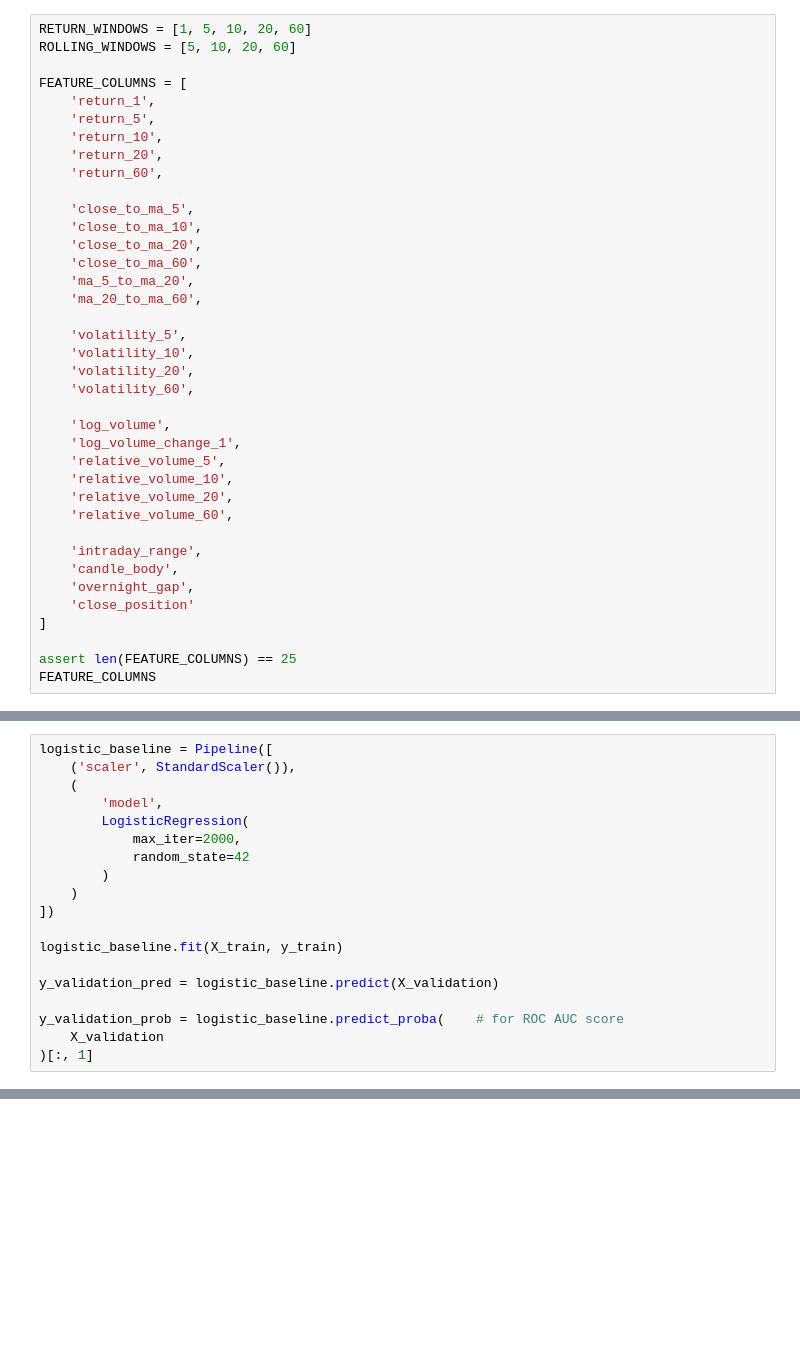
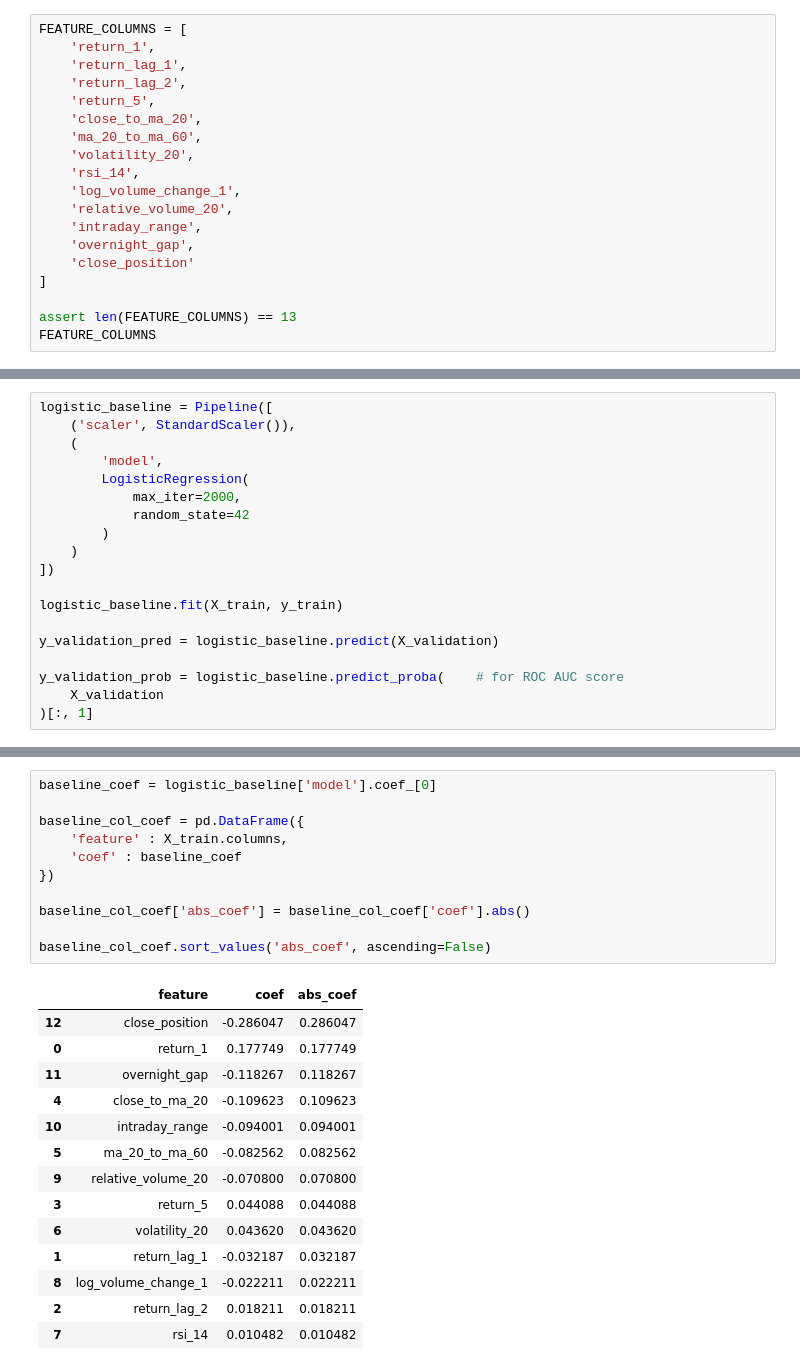
Before and after one commit to formerchild05/INT3234E_1, a Jupyter notebook: module/les3/asg/asignment3.ipynb, the cells around one changed output, grey strips where cells are left out. Drawn from its saved outputs; the diff is of its cells as text; blank space fills up the shorter version.

```diff
--- a/module/les3/asg/asignment3.ipynb
+++ b/module/les3/asg/asignment3.ipynb
@@ -300,42 +299,23 @@ Các horizon được chọn:
 
 Moving average và volatility có thể chứa observation ngày (t), vì bài toán giả định dự đoán được thực hiện sau khi phiên (t) đóng cửa. Riêng relative volume so sánh volume hiện tại với **các phiên trước**, nên baseline dùng `shift(1)`.
 # %%
-RETURN_WINDOWS = [1, 5, 10, 20, 60]
-ROLLING_WINDOWS = [5, 10, 20, 60]
-
 FEATURE_COLUMNS = [
     'return_1',
+    'return_lag_1',
+    'return_lag_2',
     'return_5',
-    'return_10',
-    'return_20',
-    'return_60',
-
-    'close_to_ma_5',
-    'close_to_ma_10',
     'close_to_ma_20',
-    'close_to_ma_60',
-    'ma_5_to_ma_20',
     'ma_20_to_ma_60',
-
-    'volatility_5',
-    'volatility_10',
     'volatility_20',
-    'volatility_60',
-
-    'log_volume',
+    'rsi_14',
     'log_volume_change_1',
-    'relative_volume_5',
-    'relative_volume_10',
     'relative_volume_20',
-    'relative_volume_60',
-
     'intraday_range',
-    'candle_body',
     'overnight_gap',
     'close_position'
 ]
 
-assert len(FEATURE_COLUMNS) == 25
+assert len(FEATURE_COLUMNS) == 13
 FEATURE_COLUMNS
 # %% [output]
 ['return_1',
@@ -838,0 +811,26 @@ plt.show()
+# %%
+baseline_coef = logistic_baseline['model'].coef_[0]
+
+baseline_col_coef = pd.DataFrame({
+    'feature' : X_train.columns,
+    'coef' : baseline_coef
+})
+
+baseline_col_coef['abs_coef'] = baseline_col_coef['coef'].abs()
+
+baseline_col_coef.sort_values('abs_coef', ascending=False)
+# %% [output]
+|  | feature | coef | abs_coef |
+| 12 | close_position | -0.286047 | 0.286047 |
+| 0 | return_1 | 0.177749 | 0.177749 |
+| 11 | overnight_gap | -0.118267 | 0.118267 |
+| 4 | close_to_ma_20 | -0.109623 | 0.109623 |
+| 10 | intraday_range | -0.094001 | 0.094001 |
+| 5 | ma_20_to_ma_60 | -0.082562 | 0.082562 |
+| 9 | relative_volume_20 | -0.070800 | 0.070800 |
+| 3 | return_5 | 0.044088 | 0.044088 |
+| 6 | volatility_20 | 0.043620 | 0.043620 |
+| 1 | return_lag_1 | -0.032187 | 0.032187 |
+| 8 | log_volume_change_1 | -0.022211 | 0.022211 |
+| 2 | return_lag_2 | 0.018211 | 0.018211 |
+| 7 | rsi_14 | 0.010482 | 0.010482 |
```
Also changed, not shown: parts of 23 cells of this notebook, 2 other files.
